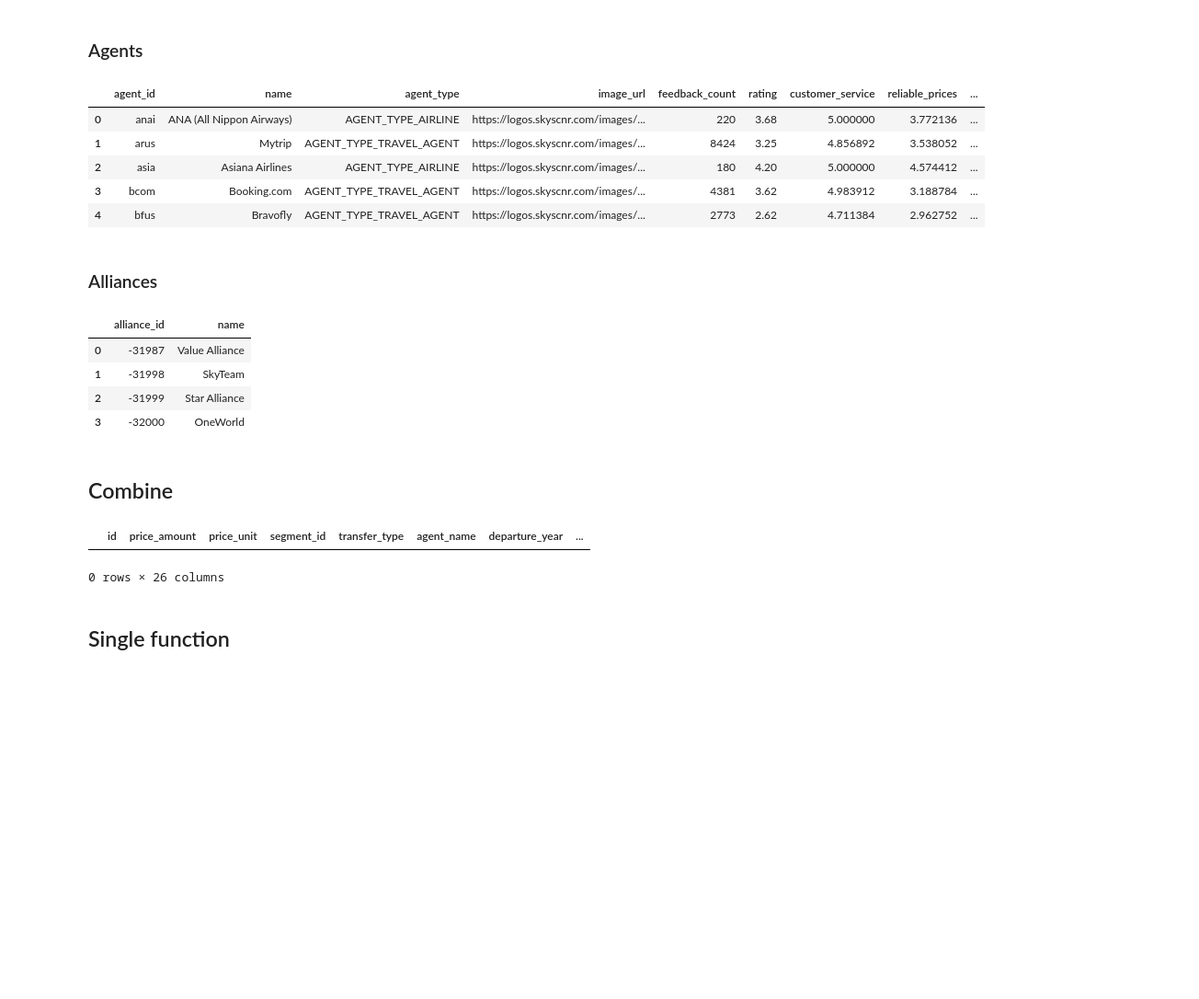
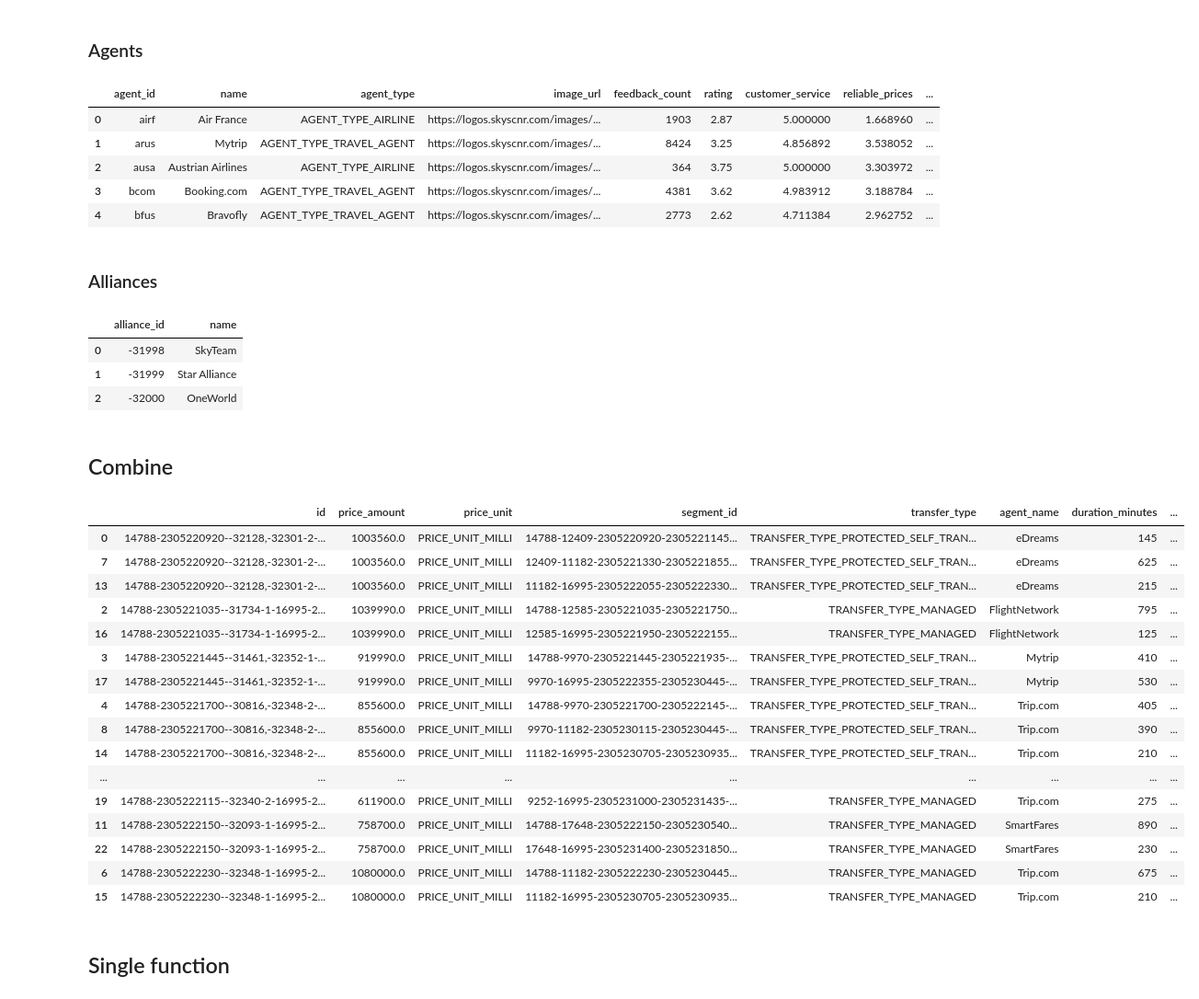
Before and after one commit to vdelimad/tsb-with-reinforcement-learning, a Jupyter notebook: Code/flight_data_gathering.ipynb, the cells around one changed output. Shown at 92% size. Drawn from its saved outputs; the diff is of its cells as text; code cells hidden in the pictures; blank space fills up the shorter version.

```diff
--- a/Code/flight_data_gathering.ipynb
+++ b/Code/flight_data_gathering.ipynb
@@ -46,7 +47,7 @@ with open('../Data/skyscanner_auth.txt', 'r') as file:
     skyscanner_auth = file.read()
 # %%
 # set up api
-def get_flight_tables(departure_airport, arrival_airport, skyscanner_auth=skyscanner_auth):
+def get_flight_tables(departure_airport, arrival_airport, year, month, day, skyscanner_auth=skyscanner_auth):
     url = 'https://partners.api.skyscanner.net/apiservices/v3/flights/live/search/create'
     headers = {'x-api-key': skyscanner_auth}
 
@@ -58,7 +59,7 @@ def get_flight_tables(departure_airport, arrival_airport, skyscanner_auth=skysca
             'query_legs': [{
                 'origin_place_id': {'iata': departure_airport},
                 'destination_place_id': {'iata': arrival_airport},
-                'date': {'year': 2023, 'month': 5, 'day': 22}
+                'date': {'year': year, 'month': month, 'day': day}
             }],
             'adults': 1,
             'cabin_class': 'CABIN_CLASS_ECONOMY'
@@ -71,6 +72,8 @@ def get_flight_tables(departure_airport, arrival_airport, skyscanner_auth=skysca
         if response.status_code == 200:
             # store data
             response = response.json()
+            #print(json.dumps(response, indent=4)
+
             return response['content']['results']
         else:
             response.raise_for_status()
@@ -78,4 +81,4 @@ def get_flight_tables(departure_airport, arrival_airport, skyscanner_auth=skysca
         print(err)
 
 # test
-flight_tables = get_flight_tables('KBL', 'DEL')
+flight_tables = get_flight_tables('NRT', 'TLV', 2023, 5, 22)
@@ -222,8 +253,8 @@ def clean_segments_table(flight_tables):
     segments = pd.DataFrame(rows)
 
     # combine time columns
-    #combine_to_datetime(segments, 'departure')
-    #combine_to_datetime(segments, 'arrival')
+    combine_to_datetime(segments, 'departure')
+    combine_to_datetime(segments, 'arrival')
 
     # rename id column
     return segments.rename(columns={'id': 'segment_id'})
@@ -231,5 +262,5 @@ def clean_segments_table(flight_tables):
 
 # test
 segments = clean_segments_table(flight_tables)
-display(segments.head())
+display(segments.head(100))
 # %% [output]
@@ -342,9 +389,9 @@ agents = clean_agents_table(flight_tables)
 display(agents.head())
 # %% [output]
 |  | agent_id | name | agent_type | image_url | feedback_count | rating | customer_service | reliable_prices | ... |
-| 0 | anai | ANA (All Nippon Airways) | AGENT_TYPE_AIRLINE | https://logos.skyscnr.com/images/... | 220 | 3.68 | 5.000000 | 3.772136 | ... |
+| 0 | airf | Air France | AGENT_TYPE_AIRLINE | https://logos.skyscnr.com/images/... | 1903 | 2.87 | 5.000000 | 1.668960 | ... |
 | 1 | arus | Mytrip | AGENT_TYPE_TRAVEL_AGENT | https://logos.skyscnr.com/images/... | 8424 | 3.25 | 4.856892 | 3.538052 | ... |
-| 2 | asia | Asiana Airlines | AGENT_TYPE_AIRLINE | https://logos.skyscnr.com/images/... | 180 | 4.20 | 5.000000 | 4.574412 | ... |
+| 2 | ausa | Austrian Airlines | AGENT_TYPE_AIRLINE | https://logos.skyscnr.com/images/... | 364 | 3.75 | 5.000000 | 3.303972 | ... |
 | 3 | bcom | Booking.com | AGENT_TYPE_TRAVEL_AGENT | https://logos.skyscnr.com/images/... | 4381 | 3.62 | 4.983912 | 3.188784 | ... |
 | 4 | bfus | Bravofly | AGENT_TYPE_TRAVEL_AGENT | https://logos.skyscnr.com/images/... | 2773 | 2.62 | 4.711384 | 2.962752 | ... |
 # %% [markdown]
@@ -371,16 +418,26 @@ alliances = clean_alliances_table(flight_tables)
 display(alliances.head())
 # %% [output]
 |  | alliance_id | name |
-| 0 | -31987 | Value Alliance |
-| 1 | -31998 | SkyTeam |
-| 2 | -31999 | Star Alliance |
-| 3 | -32000 | OneWorld |
+| 0 | -31998 | SkyTeam |
+| 1 | -31999 | Star Alliance |
+| 2 | -32000 | OneWorld |
 # %% [markdown]
 ## Combine
 # %%
 def create_full_journey_table(departure_airport, arrival_airport, itineraries_table, agents_table, segments_table, carriers_table, places_table):
-    # sort lowest to higest price
-    trips_df = itineraries_table.sort_values(by="price_amount", ascending=True)
+
+    trips_df = itineraries_table
+
+    # sort by id
+    #trips_df = itineraries_table.sort_values(by="id", ascending=True)
+    #trips_df = trips_df.sort_values(by="price_amount", ascending=True)
+
+    # temp column to preserve order
+    # Add a temporary column to store the original index
+    trips_df['temp_index'] = trips_df.index
+
+
+    # price to float
     trips_df['price_amount'] = trips_df['price_amount'].astype(float)
 
     # drop unecesary columns
@@ -390,37 +447,62 @@ def create_full_journey_table(departure_airport, arrival_airport, itineraries_ta
     # bring in the agent name
     trips_df = pd.merge(trips_df, agents_table[['agent_id', 'name']], on='agent_id')
     trips_df = trips_df.rename(columns={'name': 'agent_name'})
     trips_df = trips_df.drop('agent_id', axis=1)
 
     # bring in segment info
     trips_df = pd.merge(trips_df, segments_table, on='segment_id')
 
     # get carrier names
     trips_df = pd.merge(trips_df, carriers_table[['carrier_id', 'name']], left_on='marketing_carrier_id', right_on='carrier_id')
     trips_df = trips_df.rename(columns={'name': 'marketing_carrier_name'})
     trips_df = pd.merge(trips_df, carriers_table[['carrier_id', 'name']], left_on='operating_carrier_id', right_on='carrier_id')
     trips_df = trips_df.rename(columns={'name': 'operating_carrier_name'})
     trips_df = trips_df.drop(['marketing_carrier_id', 'operating_carrier_id', 'carrier_id_x', 'carrier_id_y'], axis=1)
 
     # bring in places
     trips_df = pd.merge(trips_df, places_table[['entity_id', 'name', 'iata']], left_on='origin_place_id', right_on='entity_id')
     trips_df = trips_df.rename(columns={'name': 'origin_place_name', 'iata': 'origin_place_iata' })
     trips_df = pd.merge(trips_df, places_table[['entity_id', 'name', 'iata']], left_on='destination_place_id', right_on='entity_id')
     trips_df = trips_df.rename(columns={'name': 'destination_place_name', 'iata': 'destination_place_iata'})
     trips_df = trips_df.drop(['origin_place_id', 'destination_place_id', 'entity_id_x', 'entity_id_y'], axis=1)
 
     # results don't only show airports requested, remove unrequested airports
-    trips_df = trips_df[trips_df['origin_place_iata'] == departure_airport]
-    trips_df = trips_df[trips_df['destination_place_iata'] == arrival_airport]
+    #trips_df = trips_df[trips_df['origin_place_iata'] == departure_airport]
+    #trips_df = trips_df[trips_df['destination_place_iata'] == arrival_airport]
+
+    # sort and drop temp column
+    # Sort the merged DataFrame based on the temporary column
+    trips_df = trips_df.sort_values('temp_index')
+
+    # Drop the temporary column
+    trips_df = trips_df.drop('temp_index', axis=1)
+
+    #trips_df = trips_df.sort_values(by=['price_amount', 'id'], ascending=[True, True])
+
     return trips_df
 
 
 # test
 trips_df = create_full_journey_table('NRT', 'TPE', itineraries, agents, segments, carriers, places)
 display(trips_df.head(100))
 # %% [output]
-|  | id | price_amount | price_unit | segment_id | transfer_type | agent_name | departure_year | ... |
+|  | id | price_amount | price_unit | segment_id | transfer_type | agent_name | duration_minutes | ... |
+| 0 | 14788-2305220920--32128,-32301-2-... | 1003560.0 | PRICE_UNIT_MILLI | 14788-12409-2305220920-2305221145... | TRANSFER_TYPE_PROTECTED_SELF_TRAN... | eDreams | 145 | ... |
+| 7 | 14788-2305220920--32128,-32301-2-... | 1003560.0 | PRICE_UNIT_MILLI | 12409-11182-2305221330-2305221855... | TRANSFER_TYPE_PROTECTED_SELF_TRAN... | eDreams | 625 | ... |
+| 13 | 14788-2305220920--32128,-32301-2-... | 1003560.0 | PRICE_UNIT_MILLI | 11182-16995-2305222055-2305222330... | TRANSFER_TYPE_PROTECTED_SELF_TRAN... | eDreams | 215 | ... |
+| 2 | 14788-2305221035--31734-1-16995-2... | 1039990.0 | PRICE_UNIT_MILLI | 14788-12585-2305221035-2305221750... | TRANSFER_TYPE_MANAGED | FlightNetwork | 795 | ... |
+| 16 | 14788-2305221035--31734-1-16995-2... | 1039990.0 | PRICE_UNIT_MILLI | 12585-16995-2305221950-2305222155... | TRANSFER_TYPE_MANAGED | FlightNetwork | 125 | ... |
+| 3 | 14788-2305221445--31461,-32352-1-... | 919990.0 | PRICE_UNIT_MILLI | 14788-9970-2305221445-2305221935-... | TRANSFER_TYPE_PROTECTED_SELF_TRAN... | Mytrip | 410 | ... |
+| 17 | 14788-2305221445--31461,-32352-1-... | 919990.0 | PRICE_UNIT_MILLI | 9970-16995-2305222355-2305230445-... | TRANSFER_TYPE_PROTECTED_SELF_TRAN... | Mytrip | 530 | ... |
+| 4 | 14788-2305221700--30816,-32348-2-... | 855600.0 | PRICE_UNIT_MILLI | 14788-9970-2305221700-2305222145-... | TRANSFER_TYPE_PROTECTED_SELF_TRAN... | Trip.com | 405 | ... |
+| 8 | 14788-2305221700--30816,-32348-2-... | 855600.0 | PRICE_UNIT_MILLI | 9970-11182-2305230115-2305230445-... | TRANSFER_TYPE_PROTECTED_SELF_TRAN... | Trip.com | 390 | ... |
+| 14 | 14788-2305221700--30816,-32348-2-... | 855600.0 | PRICE_UNIT_MILLI | 11182-16995-2305230705-2305230935... | TRANSFER_TYPE_PROTECTED_SELF_TRAN... | Trip.com | 210 | ... |
+| ... | ... | ... | ... | ... | ... | ... | ... | ... |
+| 19 | 14788-2305222115--32340-2-16995-2... | 611900.0 | PRICE_UNIT_MILLI | 9252-16995-2305231000-2305231435-... | TRANSFER_TYPE_MANAGED | Trip.com | 275 | ... |
+| 11 | 14788-2305222150--32093-1-16995-2... | 758700.0 | PRICE_UNIT_MILLI | 14788-17648-2305222150-2305230540... | TRANSFER_TYPE_MANAGED | SmartFares | 890 | ... |
+| 22 | 14788-2305222150--32093-1-16995-2... | 758700.0 | PRICE_UNIT_MILLI | 17648-16995-2305231400-2305231850... | TRANSFER_TYPE_MANAGED | SmartFares | 230 | ... |
+| 6 | 14788-2305222230--32348-1-16995-2... | 1080000.0 | PRICE_UNIT_MILLI | 14788-11182-2305222230-2305230445... | TRANSFER_TYPE_MANAGED | Trip.com | 675 | ... |
+| 15 | 14788-2305222230--32348-1-16995-2... | 1080000.0 | PRICE_UNIT_MILLI | 11182-16995-2305230705-2305230935... | TRANSFER_TYPE_MANAGED | Trip.com | 210 | ... |
-0 rows × 26 columns
 # %% [markdown]
 ## Single function
 # %%
```
Also changed, not shown: parts of 15 cells of this notebook, 4 other files.
